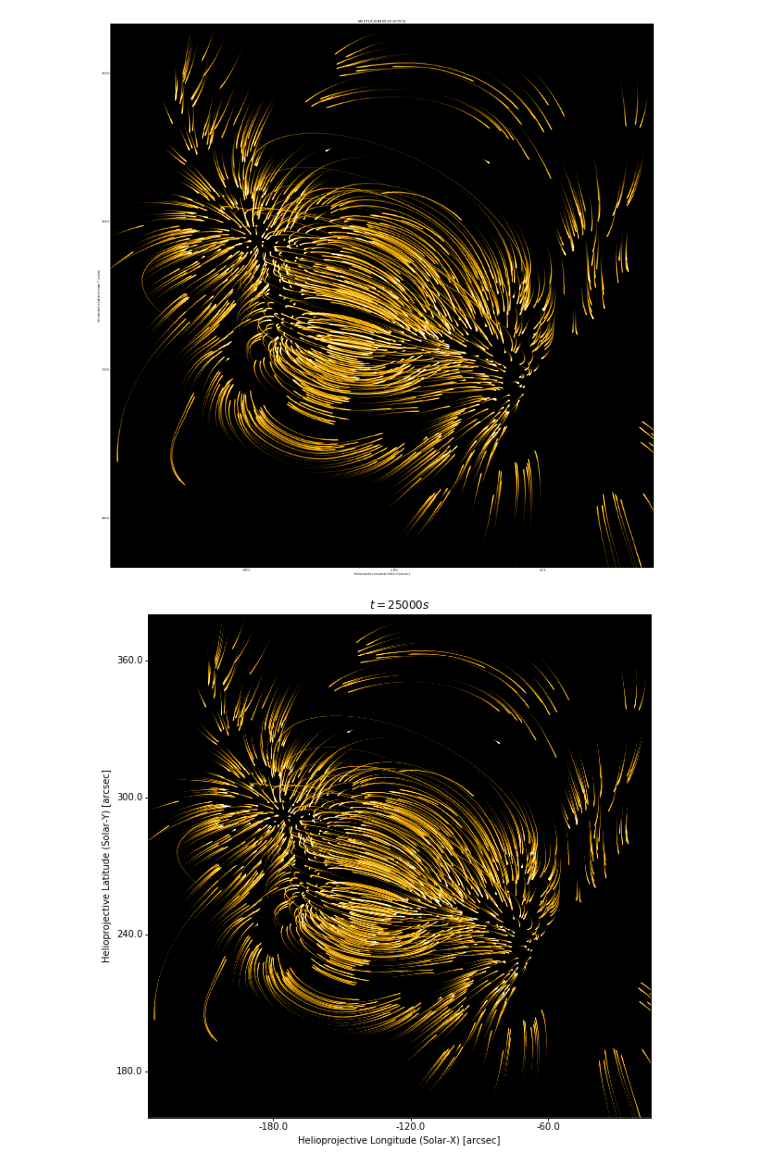
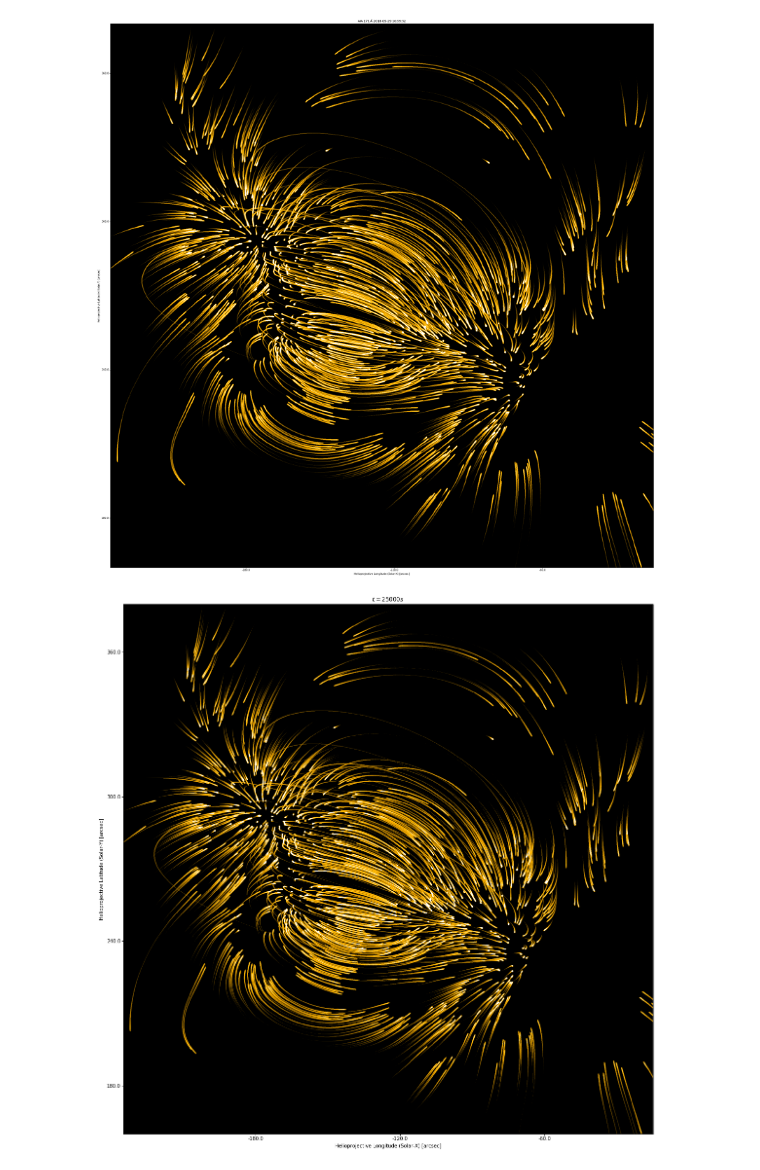
Before and after one commit to wtbarnes/hi_c_simulation, a Jupyter notebook: detect.ipynb, the cells around one changed output. Drawn from its saved outputs; the diff is of its cells as text; code cells hidden in the pictures.

```diff
--- a/detect.ipynb
+++ b/detect.ipynb
@@ -135,25 +135,25 @@ plt.savefig('hi_c_171_map.pdf',bbox_inches='tight')
 # %% [output]
 [figure]
 # %%
-fig = plt.figure(figsize=(10,10))
+fig = plt.figure(figsize=(20,20))
 m = sunpy.map.Map('/storage-home/w/wtb2/data/hi_c_simulation/Hi_C/171/map_t000000.fits')
 #m = m.submap(SkyCoord(-270*u.arcsec,170.*u.arcsec,frame=m.coordinate_frame),
 #             SkyCoord(0.*u.arcsec,370*u.arcsec,frame=m.coordinate_frame))
 ax = fig.gca(projection=m)
 im = m.plot(axes=ax,cmap=sunpy.cm.get_cmap('sdoaia171'),
             norm=matplotlib.colors.SymLogNorm(1e-10,vmin=1e-2,vmax=1e1),
             title=False)
 ax.grid(alpha=0)
 def update(i):
     m = sunpy.map.Map(f'/storage-home/w/wtb2/data/hi_c_simulation/Hi_C/171/map_t{i:06d}.fits')
     #m = m.submap(SkyCoord(-270*u.arcsec,170.*u.arcsec,frame=m.coordinate_frame),
     #             SkyCoord(0.*u.arcsec,370*u.arcsec,frame=m.coordinate_frame))
     im.set_data(m.data)
     ax.set_title(f'$t={hic.observing_time[i]:.0f}$')
     return im,
 anim = matplotlib.animation.FuncAnimation(fig,update,frames=hic.observing_time.shape[0],
                                           blit=True, repeat=True, interval=20)
 # %% [output]
-[figure, old version]
+[figure, new version]
 # %%
 anim.save('hi_c_movie.mp4',writer='ffmpeg',)#dpi=75,)
```
Also changed, not shown: 4 other files.
